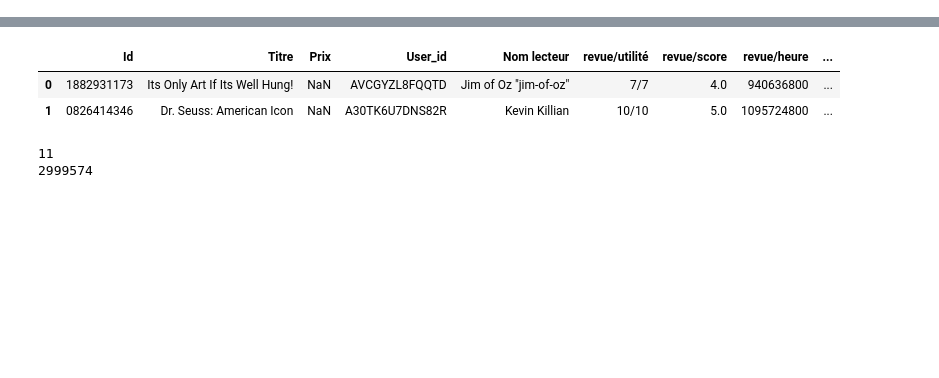
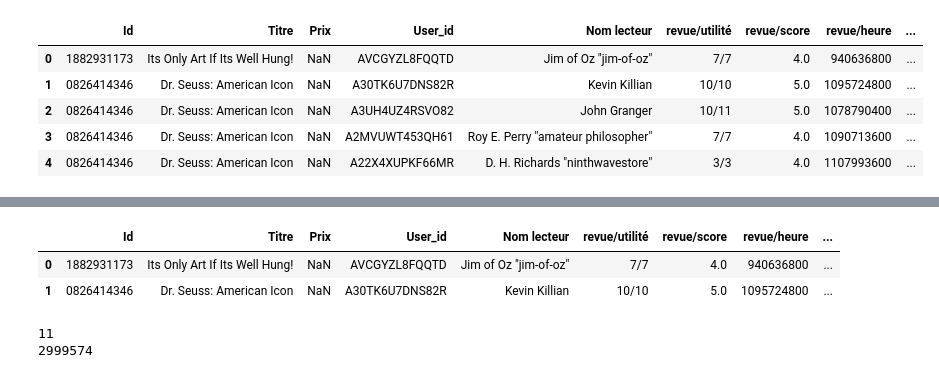
Before and after one commit to dreddee/SaeS6, a Jupyter notebook: prepa_data.ipynb, the cells around one changed output, grey strips where cells are left out. Saved outputs shown, nothing was run; the diff lists cells and outputs as text; code cells hidden in the pictures; blank space fills up the shorter version.

```diff
--- a/prepa_data.ipynb
+++ b/prepa_data.ipynb
@@ -4,3 +4,12 @@ import pandas as pd
 # Lecture du fichier CSV
 df = pd.read_csv('Books_rating_t.csv')
 df2 = pd.read_csv('books_data_t.csv')
+# %%
+df.head()
+# %% [output]
+|  | Id | Titre | Prix | User_id | Nom lecteur | revue/utilité | revue/score | revue/heure | ... |
+| 0 | 1882931173 | Its Only Art If Its Well Hung! | NaN | AVCGYZL8FQQTD | Jim of Oz "jim-of-oz" | 7/7 | 4.0 | 940636800 | ... |
+| 1 | 0826414346 | Dr. Seuss: American Icon | NaN | A30TK6U7DNS82R | Kevin Killian | 10/10 | 5.0 | 1095724800 | ... |
+| 2 | 0826414346 | Dr. Seuss: American Icon | NaN | A3UH4UZ4RSVO82 | John Granger | 10/11 | 5.0 | 1078790400 | ... |
+| 3 | 0826414346 | Dr. Seuss: American Icon | NaN | A2MVUWT453QH61 | Roy E. Perry "amateur philosopher" | 7/7 | 4.0 | 1090713600 | ... |
+| 4 | 0826414346 | Dr. Seuss: American Icon | NaN | A22X4XUPKF66MR | D. H. Richards "ninthwavestore" | 3/3 | 4.0 | 1107993600 | ... |
```
Also changed, not shown: parts of 7 cells of this notebook, 1 other file.
